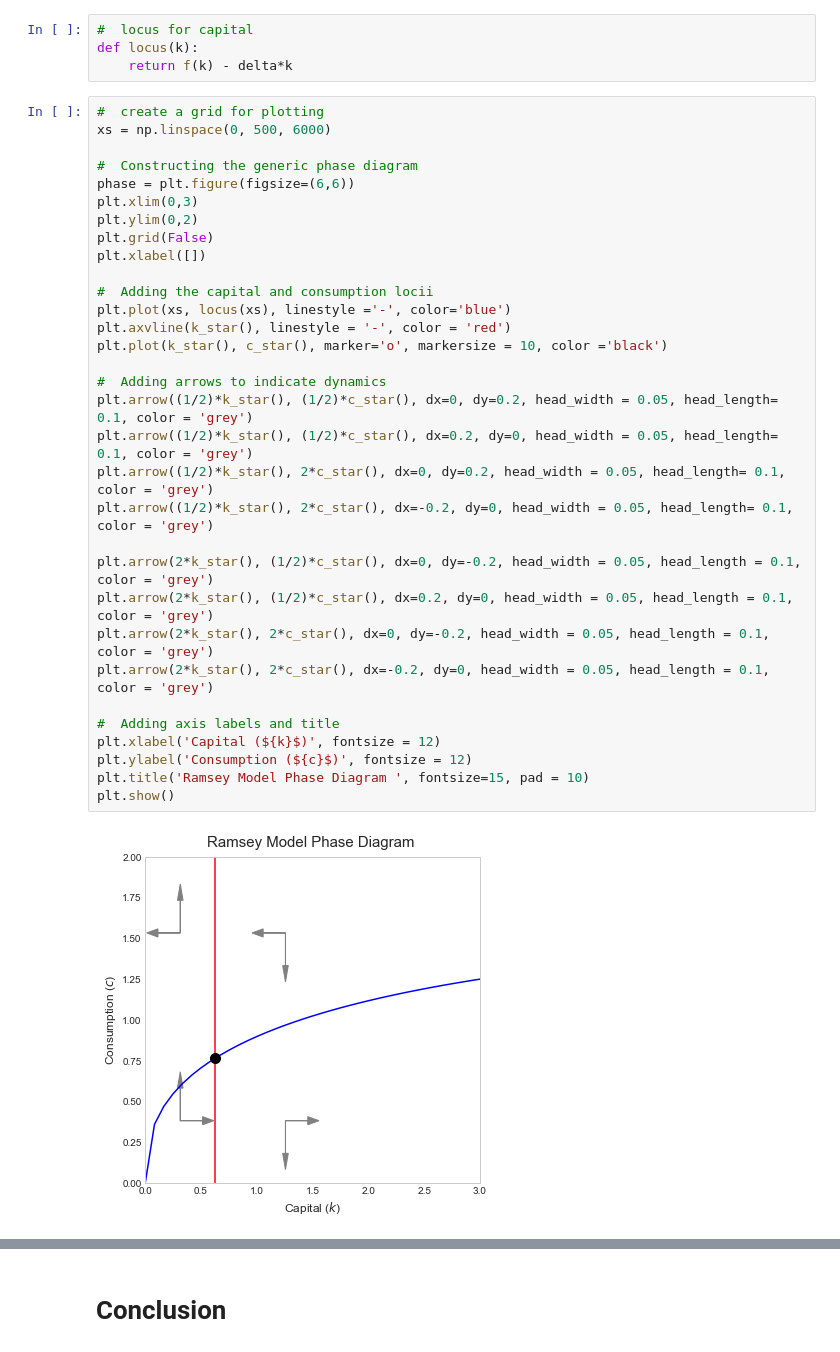
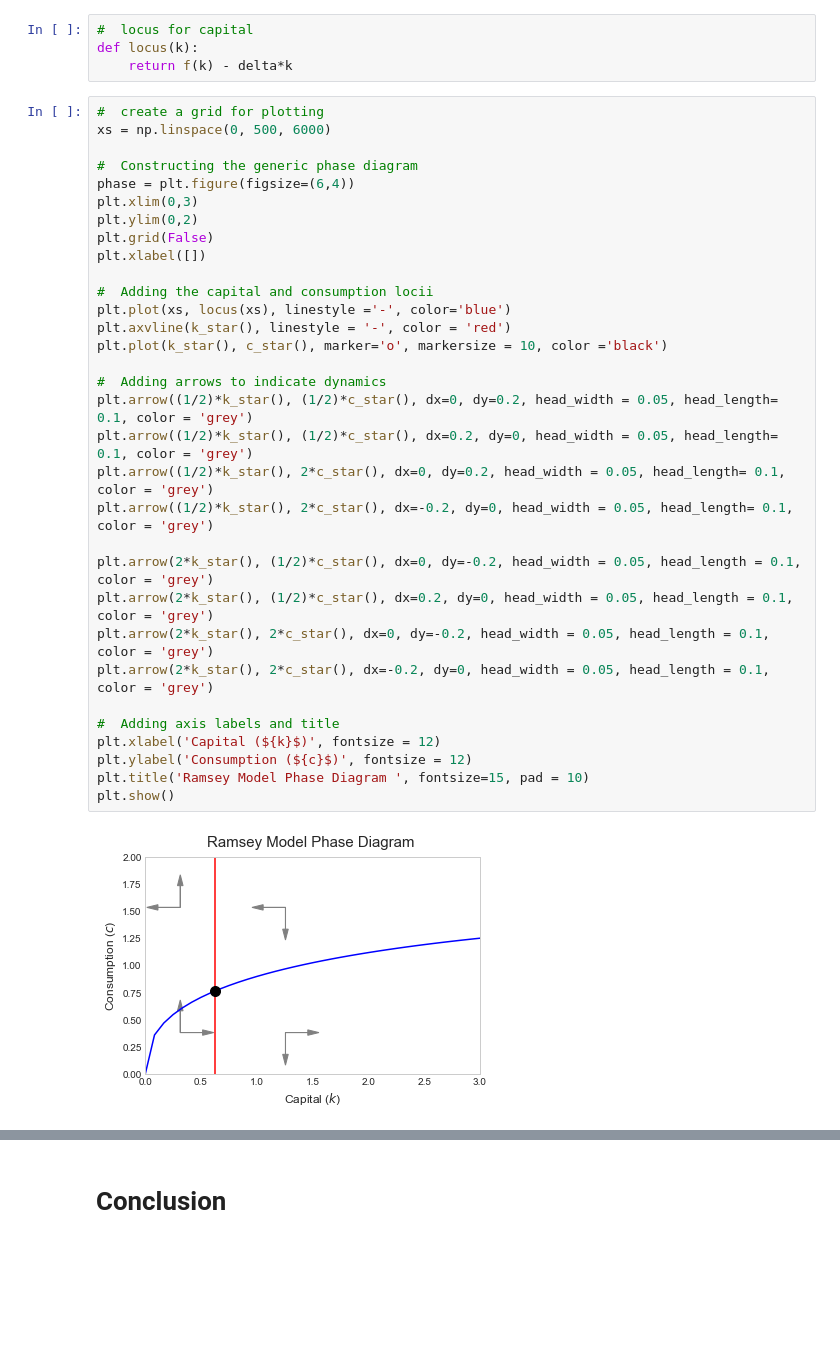
Before and after one commit to NumEconCopenhagen/projects-2020-group-999, a Jupyter notebook: modelproject/modelproject_new.ipynb, the cells around one changed output, grey strips where cells are left out. Cells and saved outputs as stored; diff of their text form; blank space fills up the shorter version.

```diff
--- a/modelproject/modelproject_new.ipynb
+++ b/modelproject/modelproject_new.ipynb
@@ -317,32 +317,32 @@ def locus(k):
 xs = np.linspace(0, 500, 6000)
 
 #  Constructing the generic phase diagram
-phase = plt.figure(figsize=(6,6))
+phase = plt.figure(figsize=(6,4))
 plt.xlim(0,3)
 plt.ylim(0,2)
 plt.grid(False)
 plt.xlabel([])
 
 #  Adding the capital and consumption locii
 plt.plot(xs, locus(xs), linestyle ='-', color='blue')
 plt.axvline(k_star(), linestyle = '-', color = 'red')
 plt.plot(k_star(), c_star(), marker='o', markersize = 10, color ='black')
 
 #  Adding arrows to indicate dynamics
 plt.arrow((1/2)*k_star(), (1/2)*c_star(), dx=0, dy=0.2, head_width = 0.05, head_length= 0.1, color = 'grey')
 plt.arrow((1/2)*k_star(), (1/2)*c_star(), dx=0.2, dy=0, head_width = 0.05, head_length= 0.1, color = 'grey')
 plt.arrow((1/2)*k_star(), 2*c_star(), dx=0, dy=0.2, head_width = 0.05, head_length= 0.1, color = 'grey')
 plt.arrow((1/2)*k_star(), 2*c_star(), dx=-0.2, dy=0, head_width = 0.05, head_length= 0.1, color = 'grey')
 
 plt.arrow(2*k_star(), (1/2)*c_star(), dx=0, dy=-0.2, head_width = 0.05, head_length = 0.1, color = 'grey')
 plt.arrow(2*k_star(), (1/2)*c_star(), dx=0.2, dy=0, head_width = 0.05, head_length = 0.1, color = 'grey')
 plt.arrow(2*k_star(), 2*c_star(), dx=0, dy=-0.2, head_width = 0.05, head_length = 0.1, color = 'grey')
 plt.arrow(2*k_star(), 2*c_star(), dx=-0.2, dy=0, head_width = 0.05, head_length = 0.1, color = 'grey')
 
 #  Adding axis labels and title
 plt.xlabel('Capital (${k}$)', fontsize = 12)
 plt.ylabel('Consumption (${c}$)', fontsize = 12)
 plt.title('Ramsey Model Phase Diagram ', fontsize=15, pad = 10)
 plt.show()
 # %% [output]
-[figure, old version]
+[figure, new version]
```
Also changed, not shown: parts of 5 cells of this notebook.
